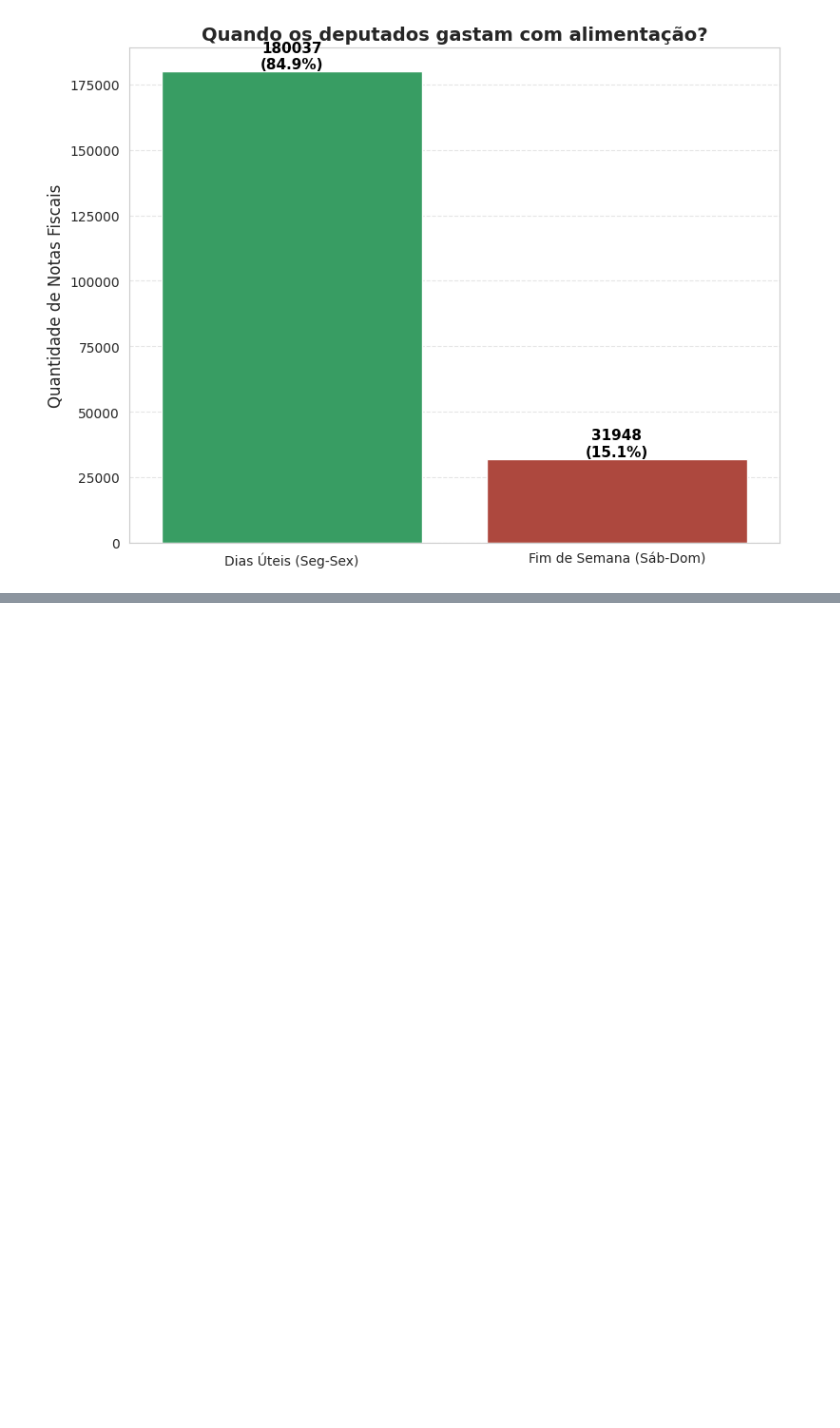
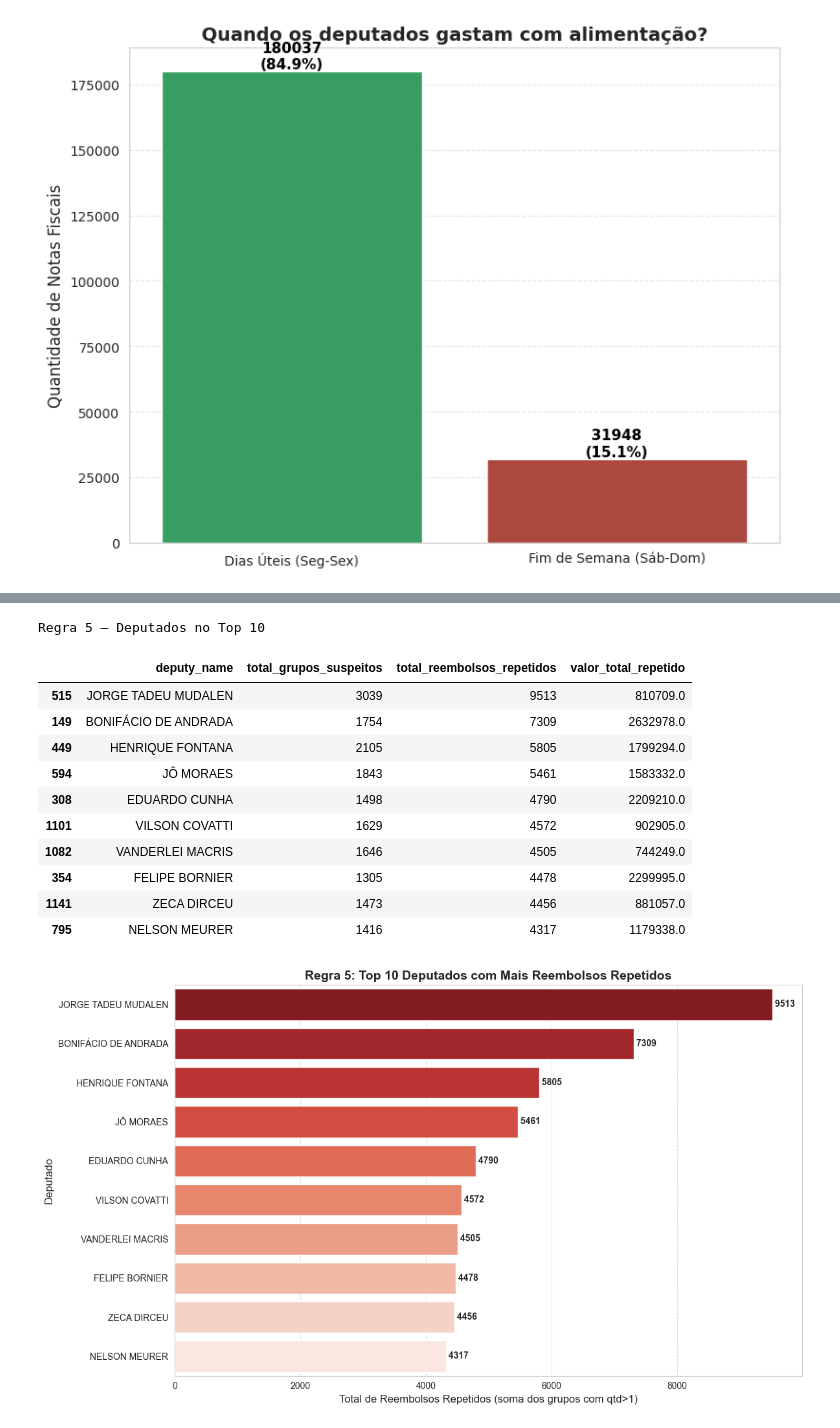
Before and after one commit to zlimaz/ceap-data-warehouse, a Jupyter notebook: data layer/silver/analytcs.ipynb, the cells around one changed output, grey strips where cells are left out. Drawn from its saved outputs; the diff is of its cells as text; code cells hidden in the pictures; blank space fills up the shorter version.

```diff
--- a/data layer/silver/analytcs.ipynb
+++ b/data layer/silver/analytcs.ipynb
@@ -520,0 +673,58 @@ plt.show()
+# %%
+# REGRA 5 — GRÁFICO: TOP 10 DEPUTADOS COM MAIS REPETIÇÕES
+
+# 1) Agregar os grupos suspeitos por deputado (somando quantas repetições ele teve)
+df_top_rep = (
+    df_regra5
+    .groupby('deputy_name')
+    .agg(
+        total_grupos_suspeitos=('qtd_reembolsos', 'count'),
+        total_reembolsos_repetidos=('qtd_reembolsos', 'sum'),
+        valor_total_repetido=('valor_total', 'sum')
+    )
+    .reset_index()
+)
+
+# 2) Top 10 por volume de reembolsos repetidos (melhor métrica)
+df_top_rep_10 = df_top_rep.sort_values(by='total_reembolsos_repetidos', ascending=False).head(10)
+
+print(f"Regra 5 — Deputados no Top {len(df_top_rep_10)}")
+display(df_top_rep_10)
+
+# 3) Plotar
+plt.figure(figsize=(12, 7))
+
+sns.barplot(
+    data=df_top_rep_10,
+    x='total_reembolsos_repetidos',
+    y='deputy_name',
+    hue='deputy_name',   # obrigatório quando usa palette
+    legend=False,
+    palette='Reds_r'
+)
+
+plt.title('Regra 5: Top 10 Deputados com Mais Reembolsos Repetidos', fontsize=14, fontweight='bold')
+plt.xlabel('Total de Reembolsos Repetidos (soma dos grupos com qtd>1)', fontsize=12)
+plt.ylabel('Deputado', fontsize=12)
+plt.grid(axis='x', linestyle='--', alpha=0.7)
+
+# Rótulos nas barras
+for i, row in df_top_rep_10.reset_index(drop=True).iterrows():
+    plt.text(row['total_reembolsos_repetidos'], i, f" {int(row['total_reembolsos_repetidos'])}", va='center', fontweight='bold')
+
+plt.tight_layout()
+plt.show()
+# %% [output]
+Regra 5 — Deputados no Top 10
+|  | deputy_name | total_grupos_suspeitos | total_reembolsos_repetidos | valor_total_repetido |
+| 515 | JORGE TADEU MUDALEN | 3039 | 9513 | 810709.0 |
+| 149 | BONIFÁCIO DE ANDRADA | 1754 | 7309 | 2632978.0 |
+| 449 | HENRIQUE FONTANA | 2105 | 5805 | 1799294.0 |
+| 594 | JÔ MORAES | 1843 | 5461 | 1583332.0 |
+| 308 | EDUARDO CUNHA | 1498 | 4790 | 2209210.0 |
+| 1101 | VILSON COVATTI | 1629 | 4572 | 902905.0 |
+| 1082 | VANDERLEI MACRIS | 1646 | 4505 | 744249.0 |
+| 354 | FELIPE BORNIER | 1305 | 4478 | 2299995.0 |
+| 1141 | ZECA DIRCEU | 1473 | 4456 | 881057.0 |
+| 795 | NELSON MEURER | 1416 | 4317 | 1179338.0 |
+[figure, added]
```
Also changed, not shown: parts of 6 cells of this notebook.
